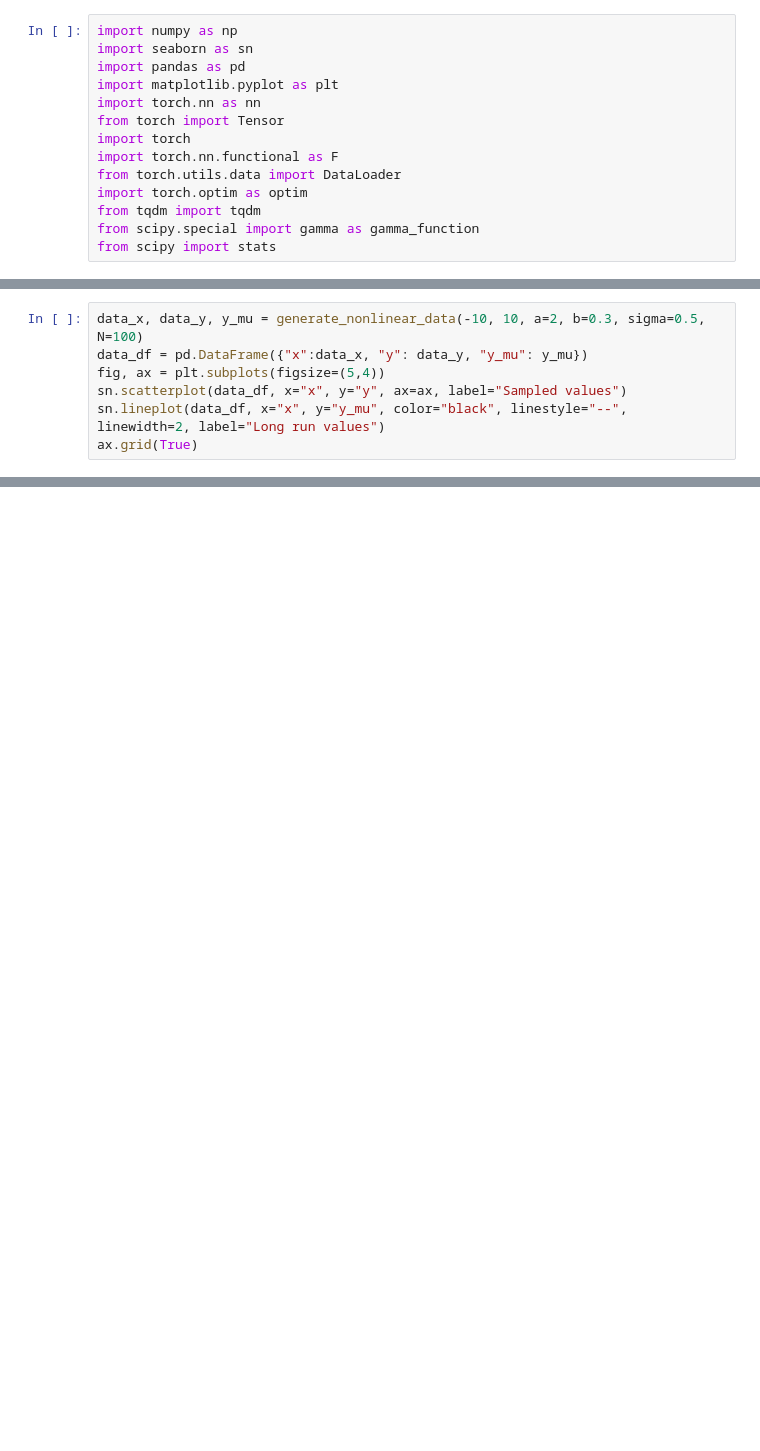
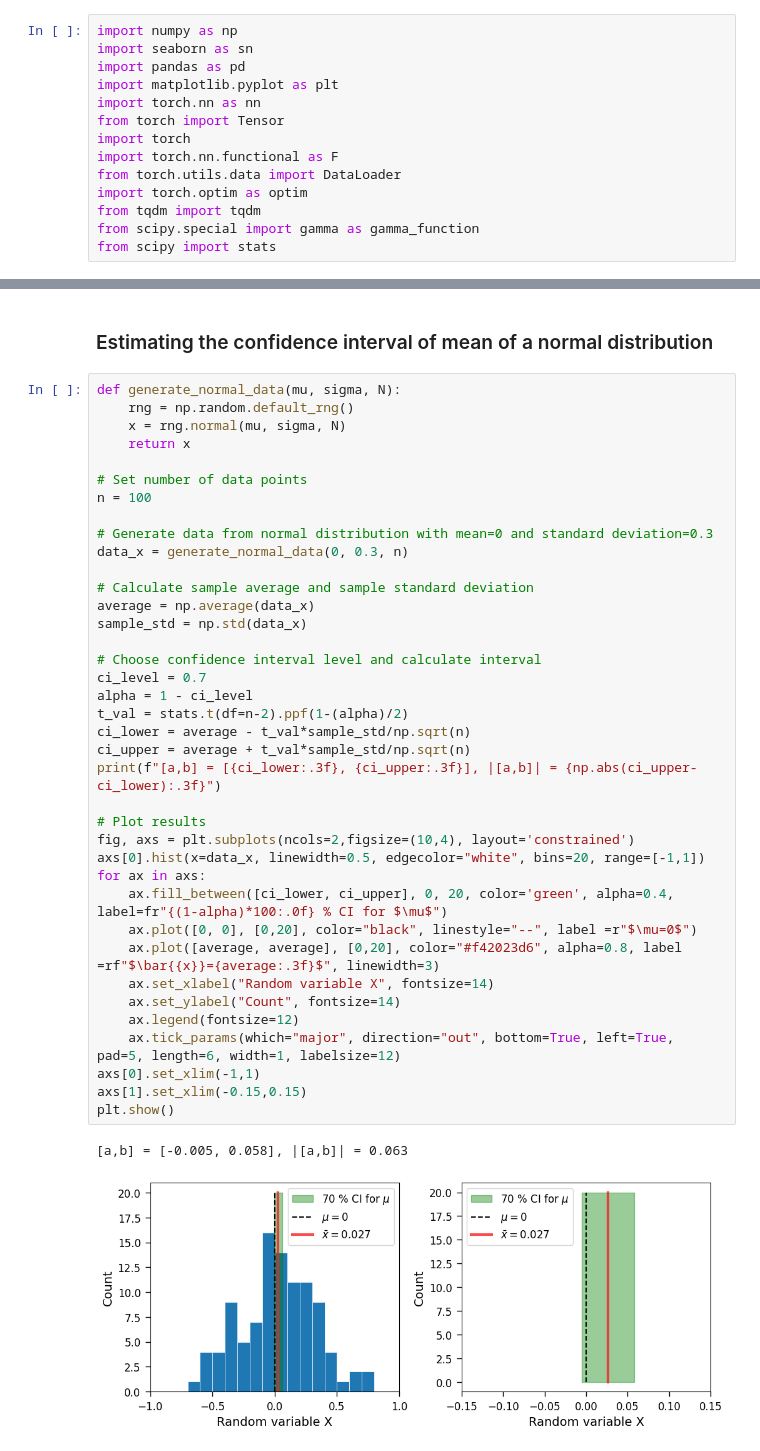
Before and after one commit to choisant/optimal-tagger, a Jupyter notebook: uncertainties/stat_lecture.ipynb, the cells around one changed output, grey strips where cells are left out. Drawn from its saved outputs; the diff is of its cells as text; blank space fills up the shorter version.

```diff
--- a/uncertainties/stat_lecture.ipynb
+++ b/uncertainties/stat_lecture.ipynb
@@ -315,7 +23,0 @@ plot_experiment(experiment1_df)
-# %%
-data_x, data_y, y_mu = generate_nonlinear_data(-10, 10, a=2, b=0.3, sigma=0.5, N=100)
-data_df = pd.DataFrame({"x":data_x, "y": data_y, "y_mu": y_mu})
-fig, ax = plt.subplots(figsize=(5,4))
-sn.scatterplot(data_df, x="x", y="y", ax=ax, label="Sampled values")
-sn.lineplot(data_df, x="x", y="y_mu", color="black", linestyle="--", linewidth=2, label="Long run values")
-ax.grid(True)
@@ -396,0 +538,43 @@ KeyboardInterrupt:
+# %% [markdown]
+### Estimating the confidence interval of mean of a normal distribution
+# %%
+def generate_normal_data(mu, sigma, N):
+    rng = np.random.default_rng()
+    x = rng.normal(mu, sigma, N)
+    return x
+
+# Set number of data points
+n = 100
+
+# Generate data from normal distribution with mean=0 and standard deviation=0.3
+data_x = generate_normal_data(0, 0.3, n)
+
+# Calculate sample average and sample standard deviation
+average = np.average(data_x)
+sample_std = np.std(data_x)
+
+# Choose confidence interval level and calculate interval
+ci_level = 0.7
+alpha = 1 - ci_level
+t_val = stats.t(df=n-2).ppf(1-(alpha)/2)
+ci_lower = average - t_val*sample_std/np.sqrt(n)
+ci_upper = average + t_val*sample_std/np.sqrt(n)
+print(f"[a,b] = [{ci_lower:.3f}, {ci_upper:.3f}], |[a,b]| = {np.abs(ci_upper-ci_lower):.3f}")
+
+# Plot results
+fig, axs = plt.subplots(ncols=2,figsize=(10,4), layout='constrained')
+axs[0].hist(x=data_x, linewidth=0.5, edgecolor="white", bins=20, range=[-1,1])
+for ax in axs:
+    ax.fill_between([ci_lower, ci_upper], 0, 20, color='green', alpha=0.4, label=fr"{(1-alpha)*100:.0f} % CI for $\mu$")
+    ax.plot([0, 0], [0,20], color="black", linestyle="--", label =r"$\mu=0$")
+    ax.plot([average, average], [0,20], color="#f42023d6", alpha=0.8, label =rf"$\bar{{x}}={average:.3f}$", linewidth=3)
+    ax.set_xlabel("Random variable X", fontsize=14)
+    ax.set_ylabel("Count", fontsize=14)
+    ax.legend(fontsize=12)
+    ax.tick_params(which="major", direction="out", bottom=True, left=True, pad=5, length=6, width=1, labelsize=12)
+axs[0].set_xlim(-1,1)
+axs[1].set_xlim(-0.15,0.15)
+plt.show()
+# %% [output]
+[a,b] = [-0.005, 0.058], |[a,b]| = 0.063
+[figure, added]
```
Also changed, not shown: parts of 55 cells of this notebook, 3 other files.
